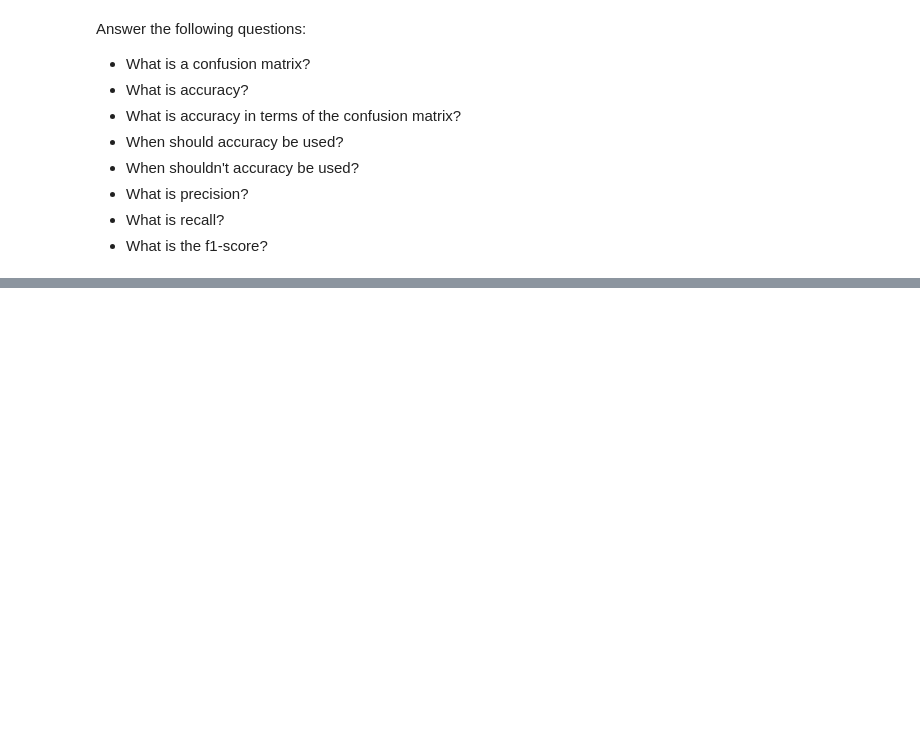
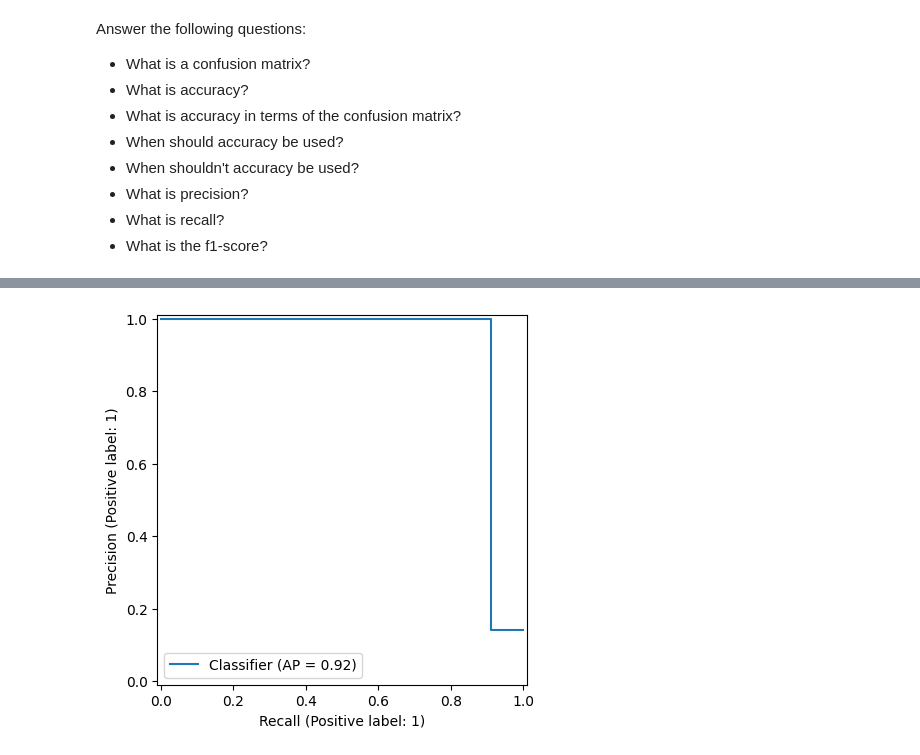
Before and after one commit to bili2002/ML_23-24, a Jupyter notebook: Week_06 - Classification. SVM/solution_svm.ipynb, the cells around one changed output, grey strips where cells are left out. Drawn from its saved outputs; the diff is of its cells as text; code cells hidden in the pictures; blank space fills up the shorter version.

```diff
--- a/Week_06 - Classification. SVM/solutions_partial_svm.ipynb
+++ b/Week_06 - Classification. SVM/solution_svm.ipynb
@@ -584,0 +573,5 @@ Precision and Recall can hardly be maximized together.
+# %%
+PrecisionRecallDisplay.from_predictions(y_test, y_pred)
+plt.show()
+# %% [output]
+[figure, added]
```
Also changed, not shown: parts of 46 cells of this notebook.
